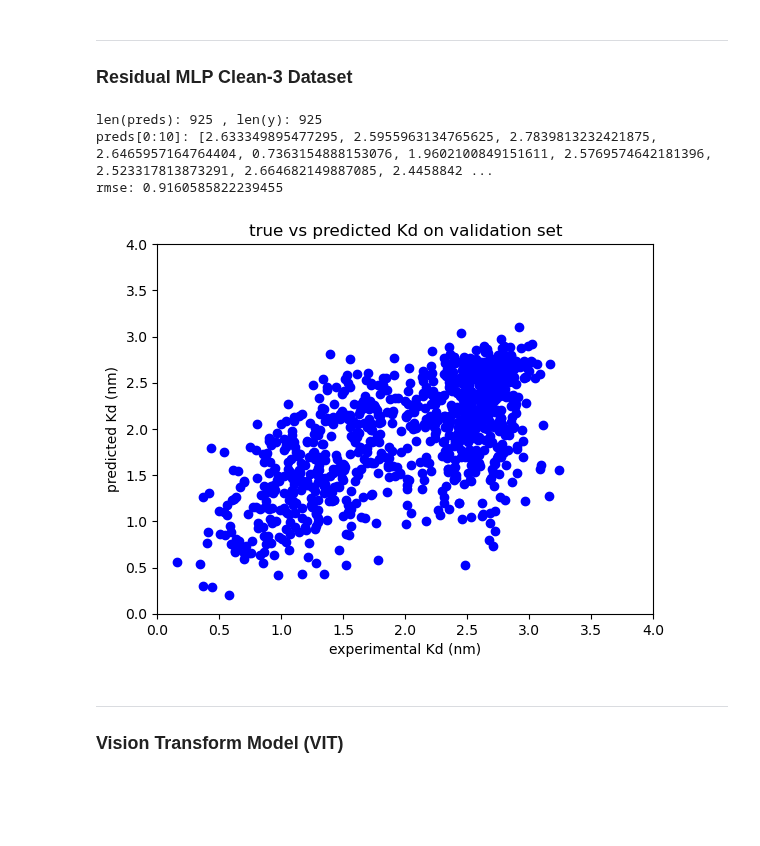
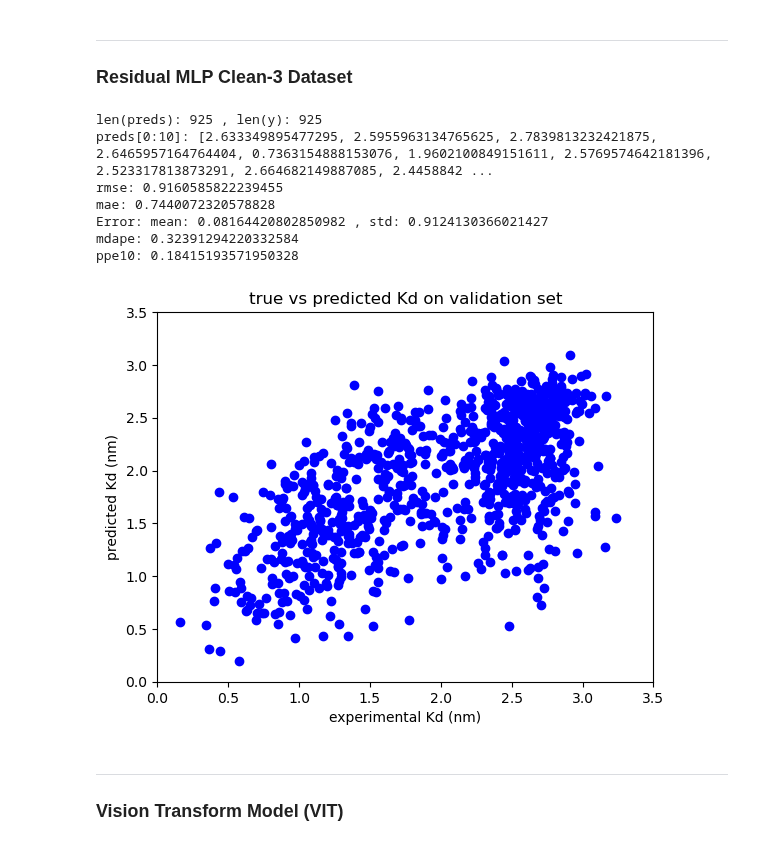
Before and after one commit to planaria158/BERT-antibody-antigen-binding-energy, a Jupyter notebook: notebooks/Inference.ipynb, the cells around one changed output. Saved outputs shown, nothing was run; the diff lists cells and outputs as text; code cells hidden in the pictures; blank space fills up the shorter version.

Commit message:
improvements to Inference notebook moved some incorrectly-placed inference results

```diff
--- a/notebooks/Inference.ipynb
+++ b/notebooks/Inference.ipynb
@@ -57,9 +57,26 @@ def plot_pred_vs_true(preds_file_path, true_file_path, xlim=(0,5), ylim=(0,5)):
     preds = [p[0] for p in preds]
     print('preds[0:10]:', preds[0:10])
 
-    # Calc the root mean squared error
+    # RMSE
     rmse = math.sqrt(np.mean((np.array(y) - np.array(preds))**2))
     print('rmse:', rmse)
+
+    # MAE
+    mae = np.mean(np.abs(np.array(y) - np.array(preds)))
+    print('mae:', mae)
+
+    # Mean and standard deviation of the error
+    mean = np.mean(np.array(y) - np.array(preds))
+    std = np.std(np.array(y) - np.array(preds))
+    print('Error: mean:', mean, ', std:', std)
+
+    # Median of the absolute percentage error
+    mdape = np.median(np.abs(np.array(y) - np.array(preds))/np.array(y))
+    print('mdape:', mdape)
+
+    # PPE10: percentage of time the prediction is within 10 percent of the ground truth
+    ppe10 = np.mean(np.abs(np.array(y) - np.array(preds))/np.array(y) < 0.1)
+    print('ppe10:', ppe10)
 
     # scatter plot of true vs pred
     plt.scatter(y, preds, c ="blue")
@@ -109,14 +126,18 @@ pred_file_path = ''
 plot_preds_hist(pred_file_path)
 # %%
 # Inference on the validation set to compare actual with predicted values
-pred_file_path = '../inference_results/dense_mlp/cleaned-3/preds_residual_mlp_1714757964.5337942.pkl'
-true_file_path = '../inference_results/dense_mlp/cleaned-3/y_residual_mlp_1714757964.534088.pkl'
+pred_file_path = '../inference_results/residual_mlp/cleaned-3/preds_residual_mlp_1714757964.5337942.pkl'
+true_file_path = '../inference_results/residual_mlp/cleaned-3/y_residual_mlp_1714757964.534088.pkl'
 plot_pred_vs_true(pred_file_path, true_file_path, xlim=(0,3.5), ylim=(0,3.5))
 # %% [output]
 len(preds): 925 , len(y): 925
 preds[0:10]: [2.633349895477295, 2.5955963134765625, 2.7839813232421875, 2.6465957164764404, 0.7363154888153076, 1.9602100849151611, 2.5769574642181396, 2.523317813873291, 2.664682149887085, 2.4458842 ...
 rmse: 0.9160585822239455
+mae: 0.7440072320578828
+Error: mean: 0.08164420802850982 , std: 0.9124130366021427
+mdape: 0.32391294220332584
+ppe10: 0.18415193571950328
-[figure, old version]
+[figure, new version]
 # %% [markdown]
 -------
 ### Vision Transform Model (VIT)
```
Also changed, not shown: parts of 1 cell of this notebook, 3 other files.
